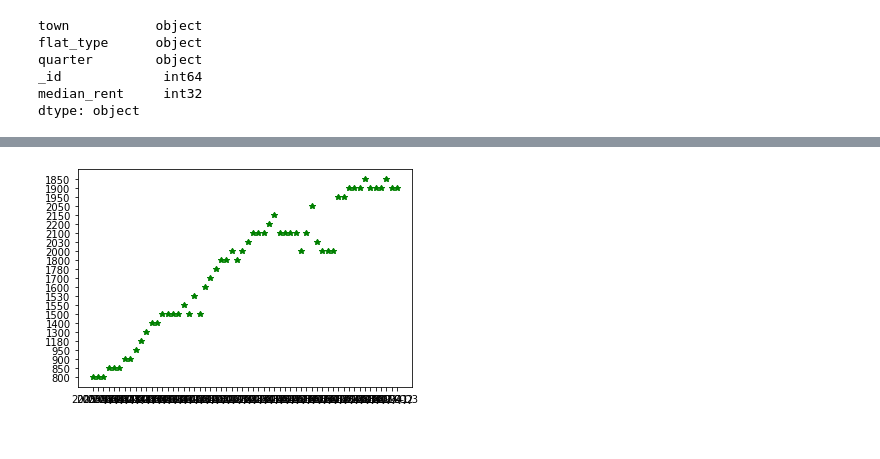
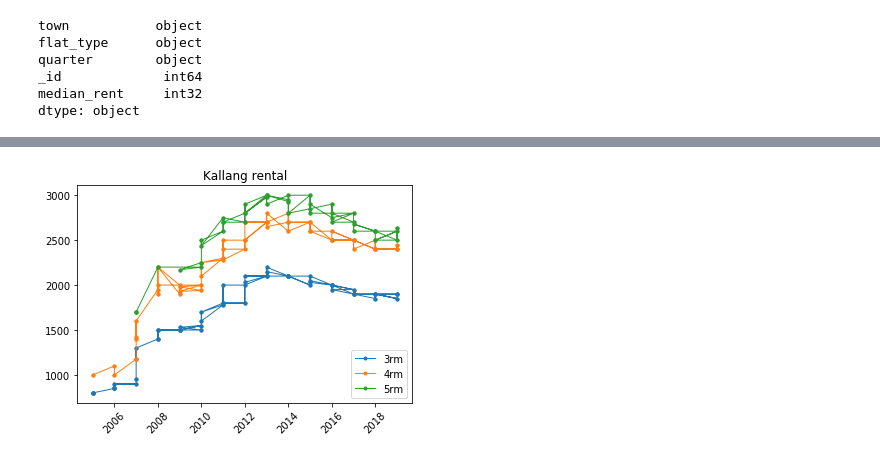
Before and after one commit to mingyyy/HDB_Rental, a Jupyter notebook: Main.ipynb, the cells around one changed output, grey strips where cells are left out. Cells and saved outputs as stored; diff of their text form; code cells hidden in the pictures.

```diff
--- a/Main.ipynb
+++ b/Main.ipynb
@@ -106,5 +138,10 @@ plt.show()
-# %%
-plt.plot('quarter', 'median_rent', data=df_kallang_3rm, marker='*', color='green', linewidth=0)
-plt.show()
-# %% [output]
-[figure, removed]
+# %%
+plt.plot('year', 'median_rent', data=df_kallang_3rm, marker='.', linewidth=1, label='3rm')
+plt.plot('year', 'median_rent', data=df_kallang_4rm, marker='.', linewidth=1, label='4rm')
+plt.plot('year', 'median_rent', data=df_kallang_5rm, marker='.', linewidth=1, label='5rm')
+plt.xticks(rotation=45)
+plt.legend(loc='lower right')
+plt.title('Kallang rental')
+plt.show()
+# %% [output]
+[figure, added]
```
Also changed, not shown: parts of 10 cells of this notebook.
